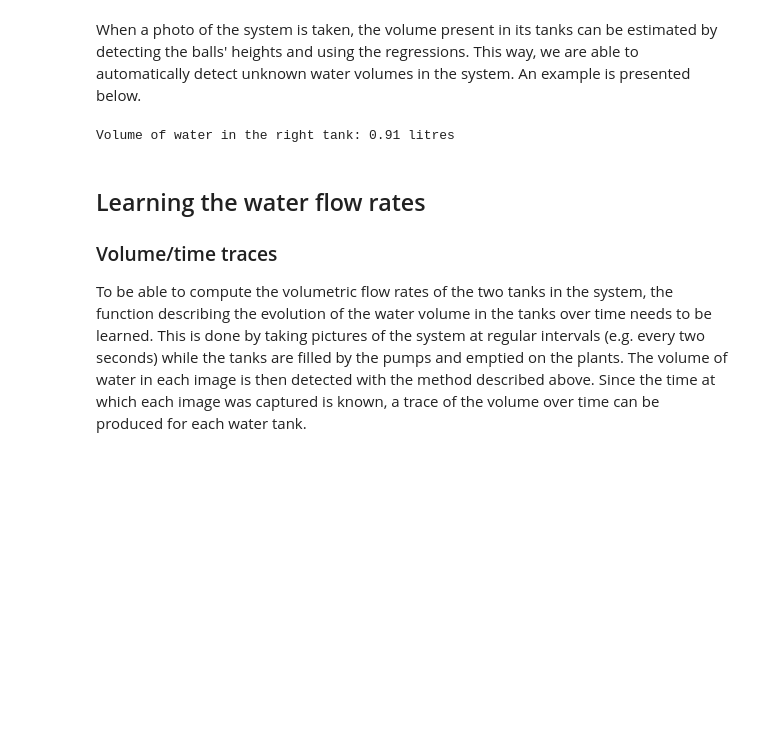
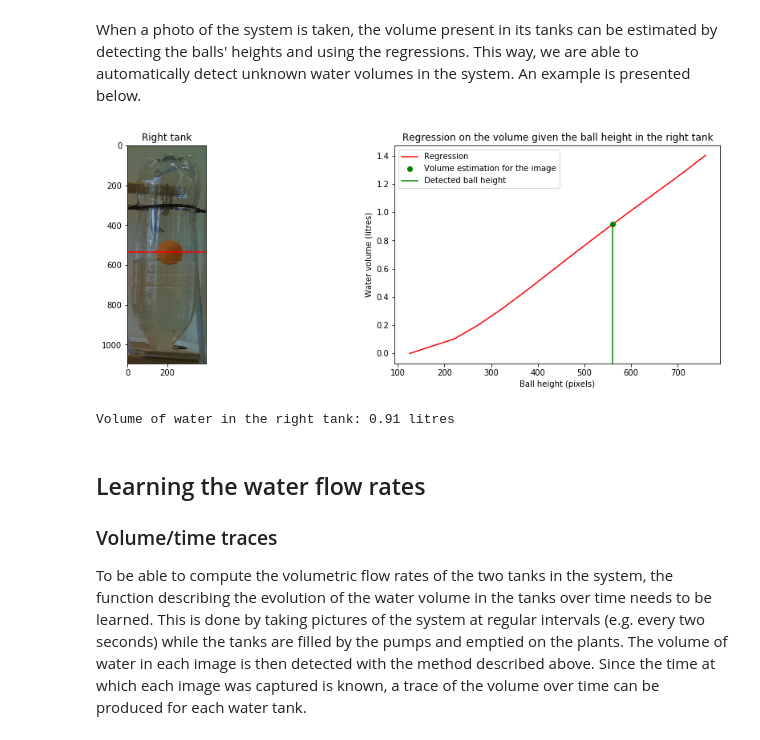
Before and after one commit to crestdsl/CREST, a Jupyter notebook: FlowCalculation.ipynb, the cells around one changed output. Drawn from its saved outputs; the diff is of its cells as text; code cells hidden in the pictures; blank space fills up the shorter version.

Commit message:
Update volume detection section in flow calculation notebook

```diff
--- a/FlowCalculation.ipynb
+++ b/FlowCalculation.ipynb
@@ -56,6 +58,7 @@ for i, image in enumerate(images):
 The average water level between the three images captured for each volume is computed. Since the amount of water is known in every image, a trace of the volume given the average water level (or ball height) can be produced. A polynomial regression is applied on this trace to approximate the function that maps the water level to the volume.
 # %%
 from utils import load_data
+from sklearn.preprocessing import PolynomialFeatures
 from sklearn.linear_model import LinearRegression
 from sklearn.metrics import r2_score
 
@@ -65,18 +68,18 @@ from sklearn.metrics import r2_score
 x_left, y_left = load_data('files/height_volume_left.csv')
 x_right, y_right = load_data('files/height_volume_right.csv')
 
-# Polynomial regressions are fit on the traces.
-x_powers_left = np.c_[x_left, np.square(x_left), np.power(x_left, 3), np.power(x_left, 4)]
-x_powers_right = np.c_[x_right, np.square(x_right), np.power(x_right, 3), np.power(x_right, 4)]
-
+# Polynomial regressions of degee 4 are fit on the traces.
+poly = PolynomialFeatures(degree=4)
+x_poly_left = poly.fit_transform(x_left)
+x_poly_right = poly.fit_transform(x_right)
 reg_left = LinearRegression()
-reg_left.fit(x_powers_left, y_left)
-y_pred_left = reg_left.predict(x_powers_left)
+reg_left.fit(x_poly_left, y_left)
+y_pred_left = reg_left.predict(x_poly_left)
 r2_left = r2_score(y_left, y_pred_left)
 
 reg_right = LinearRegression()
-reg_right.fit(x_powers_right, y_right)
-y_pred_right = reg_right.predict(x_powers_right)
+reg_right.fit(x_poly_right, y_right)
+y_pred_right = reg_right.predict(x_poly_right)
 r2_right = r2_score(y_right, y_pred_right)
 
 # Plot of the results.
@@ -105,17 +108,38 @@ When a photo of the system is taken, the volume present in its tanks can be esti
 # %%
 from utils import get_ball_height
 
 # An image with unknown water volumes in the tanks is loaded.
 image = imageio.imread('files/system_image.jpg')
 
 # The ball's height in the right tank is detected.
 ball_height = get_ball_height(image, 80, right_crop['topleft'], right_crop['bottomright'])
 
 # The regression for the right tank is used to determine the amount of water present in the image.
-height_powers = np.c_[ball_height, np.square(ball_height), np.power(ball_height, 3), np.power(ball_height, 4)]
-volume = reg_right.predict(height_powers)
+height_poly = poly.fit_transform(ball_height) #np.c_[ball_height, np.square(ball_height), np.power(ball_height, 3), np.power(ball_height, 4)]
+volume = reg_right.predict(height_poly)
+
+# The result is plotted.
+cropped_image = crop_image(image, right_crop['topleft'], right_crop['bottomright'])
+fig = plt.figure()
+ax1 = fig.add_subplot(1, 2, 1)
+ax1.imshow(cropped_image)
+ax1.axhline(y=cropped_image.shape[0]-ball_height, color='r')
+ax1.set_title('Right tank')
+
+ax2 = fig.add_subplot(1, 2, 2)
+ax2.plot(x_right, y_pred_right, '-r')
+_, _, ymin, ymax = ax2.axis()
+ax2.plot(ball_height, volume, 'og')
+ax2.axvline(x=ball_height, ymin=0, ymax=(volume-ymin)/(ymax-ymin), color='g')
+ax2.set_title('Regression on the volume given the ball height in the right tank')
+ax2.legend(['Regression', 'Volume estimation for the image', 'Detected ball height'])
+plt.xlabel('Ball height (pixels)')
+plt.ylabel('Water volume (litres)')
+plt.show()
+
 print("Volume of water in the right tank: {:.2f} litres".format(volume[0][0]))
 # %% [output]
+[figure, added]
 Volume of water in the right tank: 0.91 litres
 # %% [markdown]
 ## Learning the water flow rates
```
Also changed, not shown: parts of 2 cells of this notebook.
